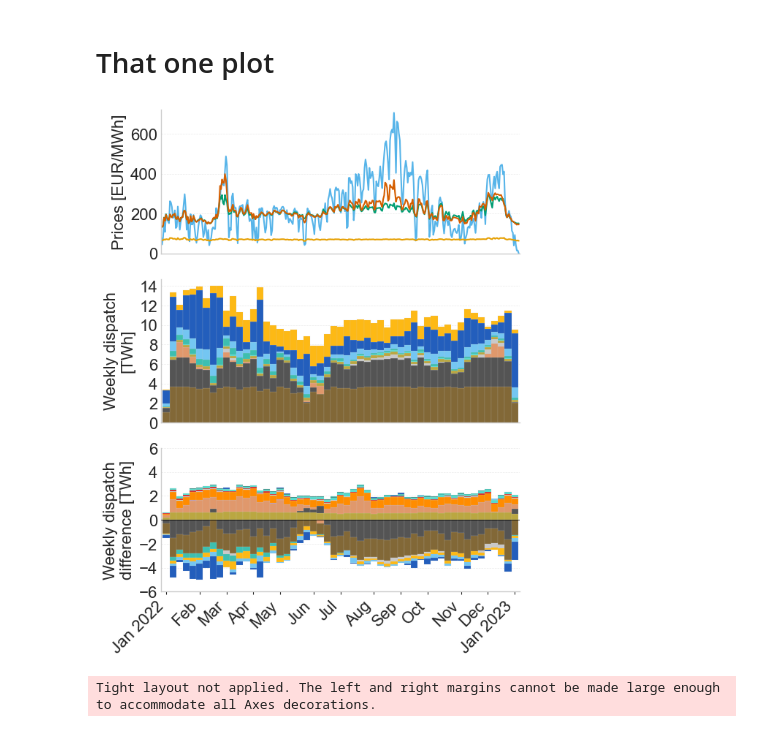
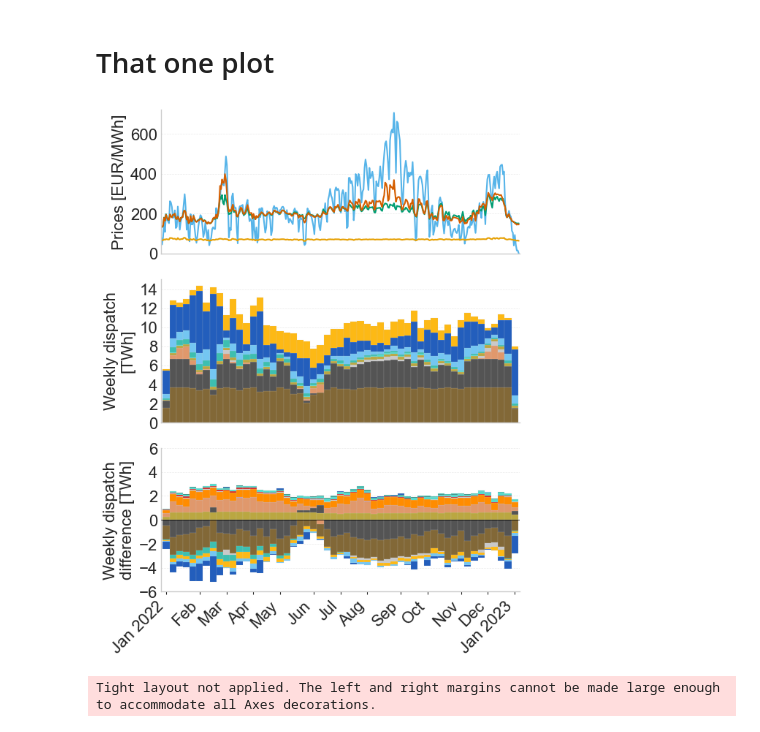
Before and after one commit to marco-saretta/pypsa-network-analyzer, a Jupyter notebook: notebooks/plotting_playground_DE.ipynb, the cells around one changed output. Drawn from its saved outputs; the diff is of its cells as text; code cells hidden in the pictures.

```diff
--- a/notebooks/plotting_playground_DE.ipynb
+++ b/notebooks/plotting_playground_DE.ipynb
@@ -37,7 +37,7 @@ end_date = (pd.Timestamp("2022-12-31 23:00"),)
 
 country = "DE"
 
-resampling_rule = "W"
+resampling_rule = "W-MON"
 
 x_length = 6
 
@@ -477,6 +477,18 @@ fig, axs = plt.subplots(
     figsize=(x_length, x_length * phi * 0.8),
     sharex=False,
 )
+
+# ── Global style (mirrors setup_style) ────────────────────────────────────────
+plt.style.use("seaborn-v0_8-whitegrid")
+mpl.rcParams["axes.spines.right"]   = False
+mpl.rcParams["axes.spines.top"]     = False
+plt.rcParams["font.family"]         = "Arial"
+plt.rcParams["axes.titleweight"]    = "bold"
+plt.rcParams["axes.labelsize"]      = 16
+plt.rcParams["xtick.labelsize"]     = 16
+plt.rcParams["ytick.labelsize"]     = 16
+plt.rcParams["legend.fontsize"]     = 16
+plt.rcParams["legend.title_fontsize"] = 16
 
 # ── ax[0] : Prices ─────────────────────────────────────────────────────────────
 plot_order = [
@@ -567,34 +579,37 @@ axs[2].set_ylim(bottom=-6, top=6)
 axs[2].yaxis.set_major_locator(mpl.ticker.MultipleLocator(2))
 axs[2].yaxis.set_minor_locator(mpl.ticker.MultipleLocator(1))
 axs[2].tick_params(axis="y", which="both", left=False)
 axs[2].axhline(0, color="black", linewidth=0.6, zorder=3)
 
 # Monthly ticks
 tick_positions = []
 tick_labels    = []
 prev_month     = None
 for i, ts in enumerate(diff_timestamps):
     if ts.month != prev_month:
         tick_positions.append(i)
         tick_labels.append(
             ts.strftime("%b %Y") if (ts.month == 1 or prev_month is None)
             else ts.strftime("%b")
         )
         prev_month = ts.month
 axs[2].set_xticks(tick_positions)
 axs[2].set_xticklabels(tick_labels, rotation=45, ha="right")
 axs[2].tick_params(axis="x", length=3)
 
 # ── Shared spine cleanup ────────────────────────────────────────────────────────
 for ax in axs:
     ax.spines["top"].set_visible(False)
     ax.spines["right"].set_visible(False)
 
 
 plt.tight_layout()
+# Save the figure
+file_path = figure_dir / "price_dispatch_comparison_DE.pdf"
+plt.savefig(file_path, bbox_inches="tight")
 plt.show()
 # %% [output]
-[figure, old version]
+[figure, new version]
 # %%
 # ── Price legend figure ────────────────────────────────────────────────────────
 legend_label_map = {
```
Also changed, not shown: parts of 4 cells of this notebook, 1 other file.
